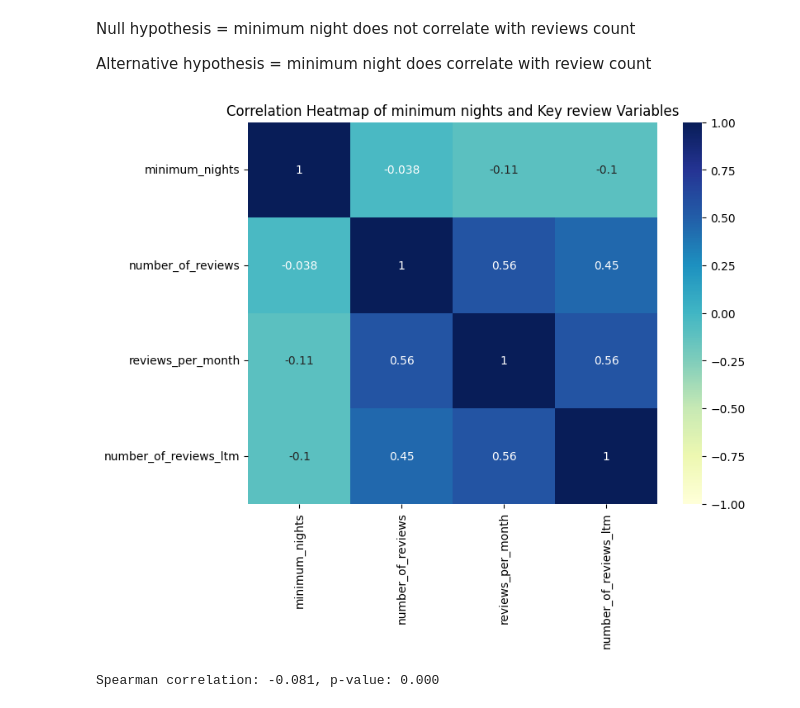
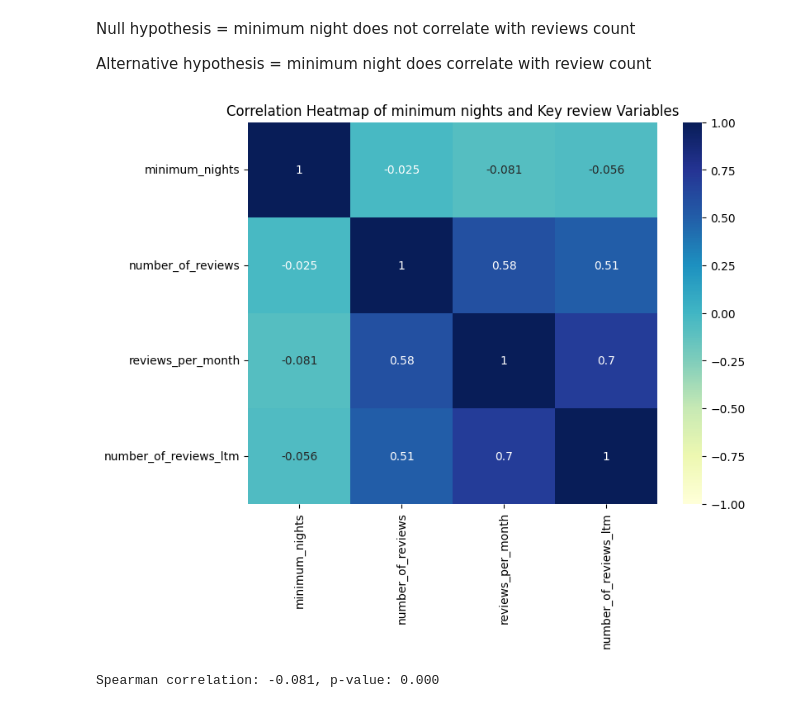
Before and after one commit to YonathanHH/DataAnalysis_BangkokAirBNB_Backpackers, a Jupyter notebook: CapstoneModule2.ipynb, the cells around one changed output. Cells and saved outputs as stored; diff of their text form; code cells hidden in the pictures.

```diff
--- a/CapstoneModule2.ipynb
+++ b/CapstoneModule2.ipynb
@@ -988,14 +988,14 @@ Null hypothesis = minimum night does not correlate with reviews count
 Alternative hypothesis = minimum night does correlate with review count
 # %%
 numeric_cols1 = ['minimum_nights', 'number_of_reviews', 'reviews_per_month', 'number_of_reviews_ltm']
-corr = df[numeric_cols1].corr()
+corr = df[numeric_cols1].corr(method='spearman')
 # Plot heatmap
 plt.figure(figsize=(8,6))
 sns.heatmap(corr, annot=True, cmap='YlGnBu', vmin=-1, vmax=1)
 plt.title('Correlation Heatmap of minimum nights and Key review Variables')
 plt.show()
 # %% [output]
-[figure, old version]
+[figure, new version]
 # %%
 corr, p_val = spearmanr(df['minimum_nights'], df['reviews_per_month'])
 print(f'Spearman correlation: {corr:.3f}, p-value: {p_val:.3f}')
```
Also changed, not shown: parts of 4 cells of this notebook, 1 other file.
